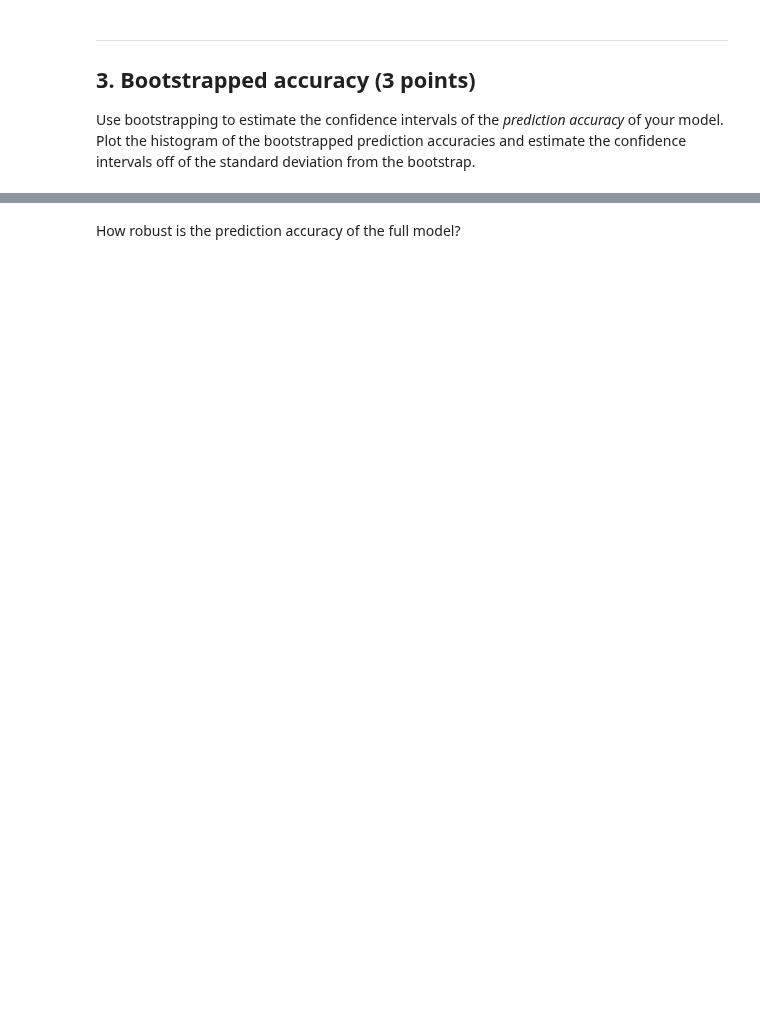
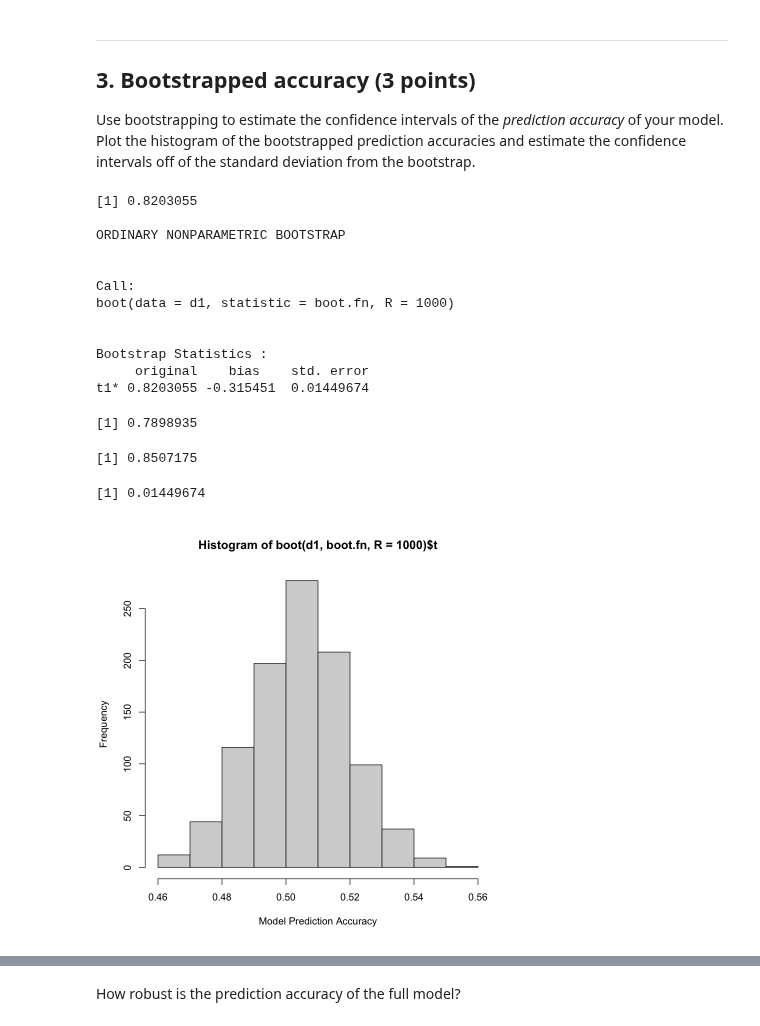
Before and after one commit to sadtangerine/Elie_DSPN_S22, a Jupyter notebook: Homework8.ipynb, the cells around one changed output, grey strips where cells are left out. Saved outputs shown, nothing was run; the diff lists cells and outputs as text; code cells hidden in the pictures; blank space fills up the shorter version.

```diff
--- a/Homework8.ipynb
+++ b/Homework8.ipynb
@@ -95,0 +85,18 @@ Which factors are signficantly associated with gender?
+# %%
+glm_ld_df <- data.frame(predict(m1, type = "response"))
+colnames(glm_ld_df) = c('predicted_correct')
+
+num_obs = nrow(glm_ld_df)
+glm_ld_df$index = seq(1, num_obs)
+
+threshold = 0.5
+
+glm_ld_df$predicted_binary=rep("F",num_obs) #list of female
+glm_ld_df$predicted_binary[glm_ld_df$predicted_correct>threshold]="M" #find the rows that have prob > threshold and cast as male
+
+confusion_df <- data.frame(glm_ld_df$predicted_binary, d1$Gender)
+colnames(confusion_df) = c('predicted', 'actual')
+
+table(confusion_df)
+
+print(paste("Accuracy:",mean(confusion_df$predicted == confusion_df$actual)))
@@ -107,0 +119,42 @@ Use bootstrapping to estimate the confidence intervals of the _prediction accura
+# %%
+library(boot)
+
+boot.fn <- function(data,index){
+    m1 <- glm(Gender ~ FS_Tot_WM_Vol + FS_Total_GM_Vol + FS_IntraCranial_Vol, data=data, subset= index, family=binomial())
+    glm_ld_df <- data.frame(predict(m1, type = "response"))
+    colnames(glm_ld_df) = c('predicted_correct')
+    num_obs = nrow(glm_ld_df)
+    glm_ld_df$index = seq(1, num_obs)
+    threshold = 0.5
+    glm_ld_df$predicted_binary=rep("F",num_obs)
+    glm_ld_df$predicted_binary[glm_ld_df$predicted_correct>threshold]="M"
+    confusion_df <- data.frame(glm_ld_df$predicted_binary, d1$Gender)
+    colnames(confusion_df) = c('predicted', 'actual')
+    table(confusion_df)
+
+    return(mean(confusion_df$predicted == confusion_df$actual))
+}
+
+
+print(boot.fn(d1, 1:1113)) #same as what i got from Q2 so it works
+boot_obj = boot(d1 ,boot.fn ,R=1000) #R=repetitions
+print(boot_obj)
+
+hist(boot(d1 ,boot.fn ,R=1000)$t, xlab = "Model Prediction Accuracy")
+# %% [output]
+[1] 0.8203055
+
+ORDINARY NONPARAMETRIC BOOTSTRAP
+
+
+Call:
+boot(data = d1, statistic = boot.fn, R = 1000)
+
+
+Bootstrap Statistics :
+     original    bias    std. error
+t1* 0.8203055 -0.315451  0.01449674
+[1] 0.7898935
+[1] 0.8507175
+[1] 0.01449674
+[figure, added]
```
Also changed, not shown: parts of 22 cells of this notebook.
